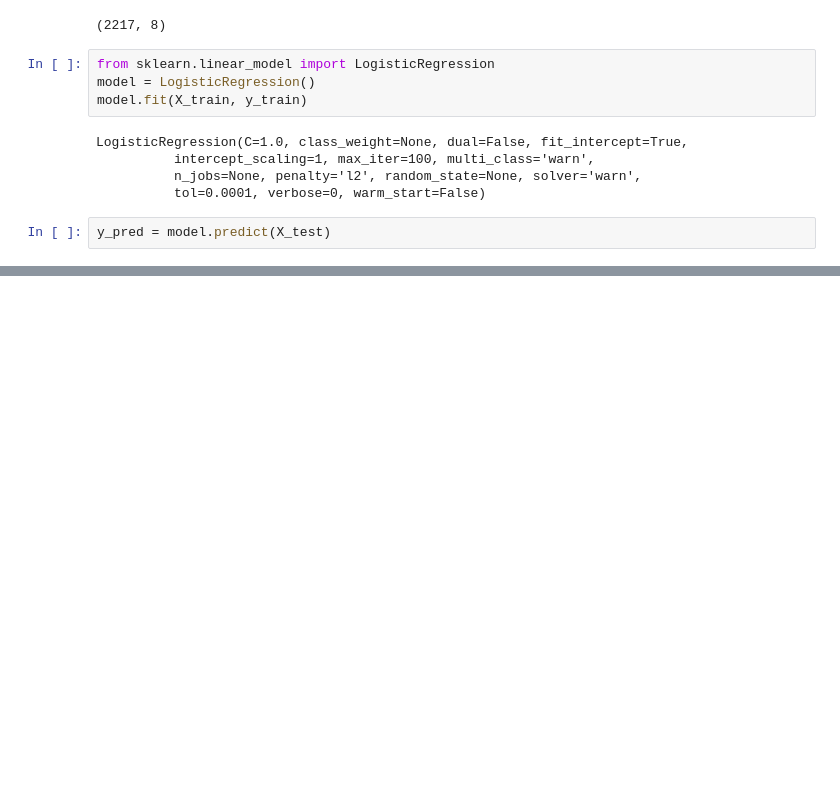
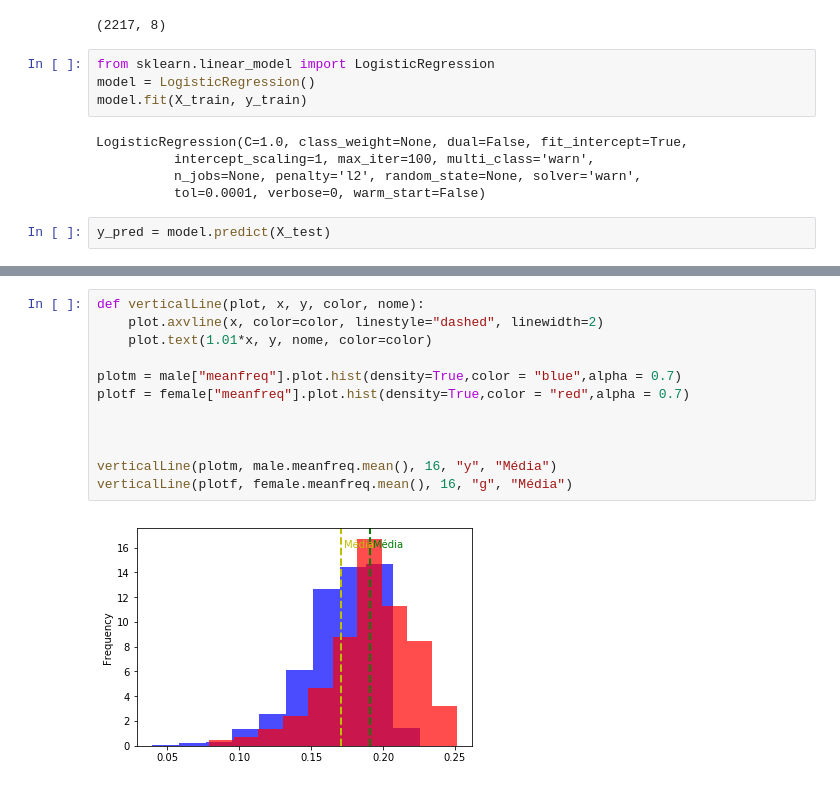
Before and after one commit to luizasilveira/Projeto-Final---CDD, a Jupyter notebook: Projeto 3 cdd.ipynb, the cells around one changed output, grey strips where cells are left out. Cells and saved outputs as stored; diff of their text form; blank space fills up the shorter version.

```diff
--- a/Projeto 3 cdd.ipynb
+++ b/Projeto 3 cdd.ipynb
@@ -68,0 +92,14 @@ Name: meanfreq, Length: 3168, dtype: object
+# %%
+def verticalLine(plot, x, y, color, nome):
+    plot.axvline(x, color=color, linestyle="dashed", linewidth=2)
+    plot.text(1.01*x, y, nome, color=color)
+
+plotm = male["meanfreq"].plot.hist(density=True,color = "blue",alpha = 0.7)
+plotf = female["meanfreq"].plot.hist(density=True,color = "red",alpha = 0.7)
+
+
+
+verticalLine(plotm, male.meanfreq.mean(), 16, "y", "Média")
+verticalLine(plotf, female.meanfreq.mean(), 16, "g", "Média")
+# %% [output]
+[figure, added]
```
Also changed, not shown: parts of 8 cells of this notebook.
